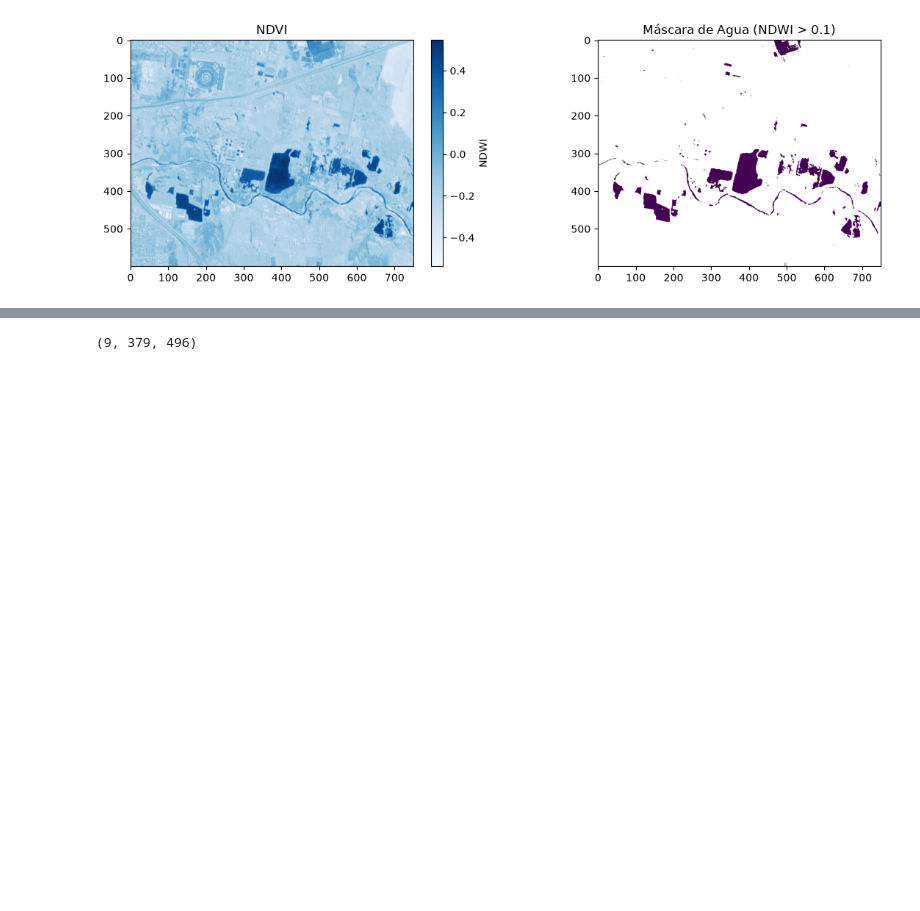
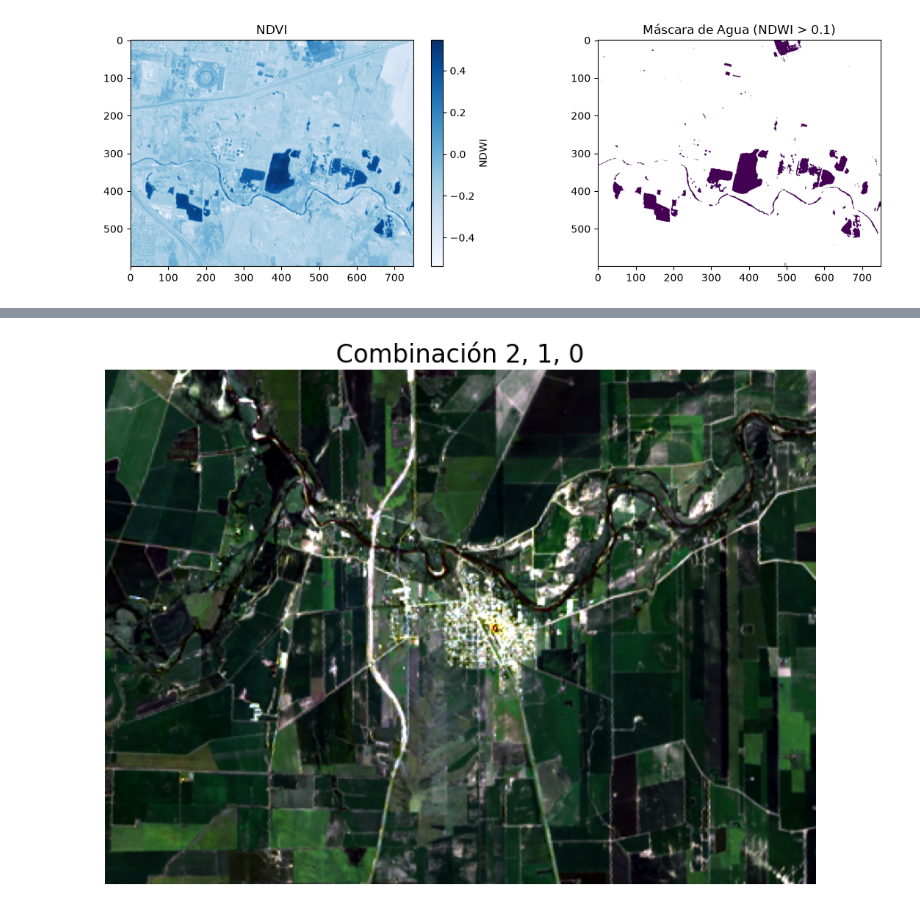
Before and after one commit to francobarrionuevoenv21/MAIE_devs_pub, a Jupyter notebook: Proc_Img/practicos/Entregables01_Barrionuevo.ipynb, the cells around one changed output, grey strips where cells are left out. Cells and saved outputs as stored; diff of their text form; code cells hidden in the pictures; blank space fills up the shorter version.

```diff
--- a/Proc_Img/practicos/Entregables01_Barrionuevo.ipynb
+++ b/Proc_Img/practicos/Entregables01_Barrionuevo.ipynb
@@ -422,4 +410,46 @@ l8_17bands_da = l8_17bands.read()
-# %%
-l8_17bands_da.shape
-# %% [output]
-(9, 379, 496)
+# %%
+# --
+ulx, uly = 370537, -3515903
+lrx, lry = 384057,-3525716
+
+# --
+dict_bands = {} # Creo un diccionario para subset de bandas + ventanas + nodata
+bands_keys = ['Blue', 'Green', 'Red']
+
+# --
+for i, p in enumerate(list_l8Bans_paths):
+
+    #print(i, p, bands_keys[i])
+    band_ds = rasterio.open(p)
+    subset, window = fn.subset_img(band_ds, ulx, uly, lrx, lry) # Imagen singleband
+
+    dict_bands[bands_keys[i]] = {'subset' : subset,
+                                'window' : window,
+                                'no_data': band_ds.nodata}
+# %%
+# --
+arrays = []
+
+for i in range(len(list_l8Bans_paths)):
+    #print(i)
+    arrays.append(dict_bands[bands_keys[i]]['subset'][0])
+
+stack_imgs = np.stack(arrays)
+# %%
+# --
+no_data = dict_bands[bands_keys[0]]['no_data']
+
+# --
+stackImgs_scaled = fn.scale_multiband(stack_imgs, p = 1, nodata = no_data)
+# %%
+r = 2
+g = 1
+b = 0
+
+fig, ax = plt.subplots(figsize=(15, 7.5))
+ax.set_title(f'Combinación {r}, {g}, {b}', size=20)
+ax.imshow(stackImgs_scaled[[r, g, b]].transpose(1,2,0))
+ax.axis("off")
+plt.show()
+# %% [output]
+[figure, added]
```
Also changed, not shown: parts of 9 cells of this notebook.
